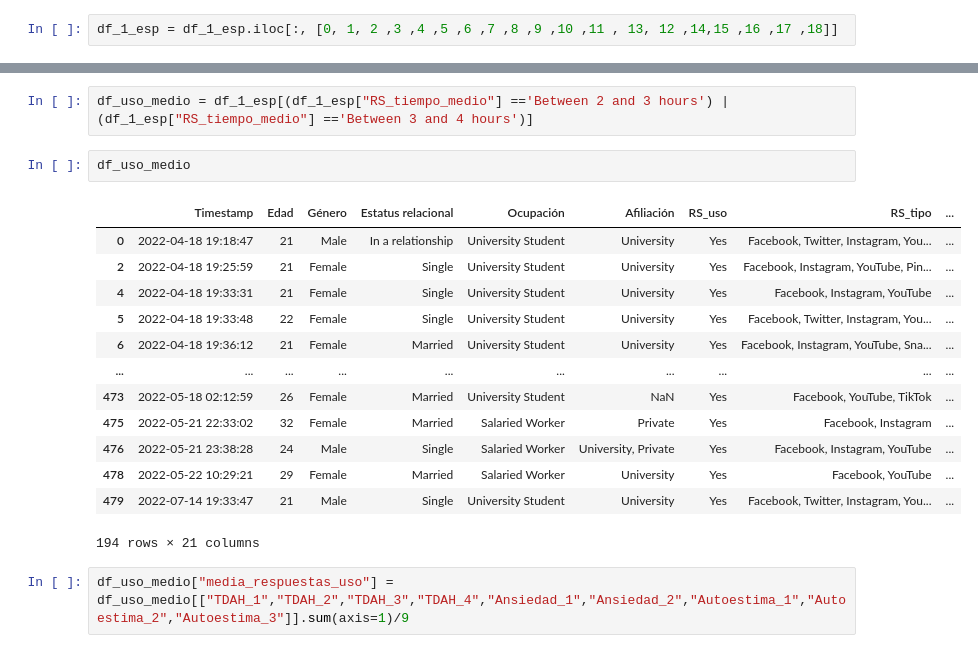
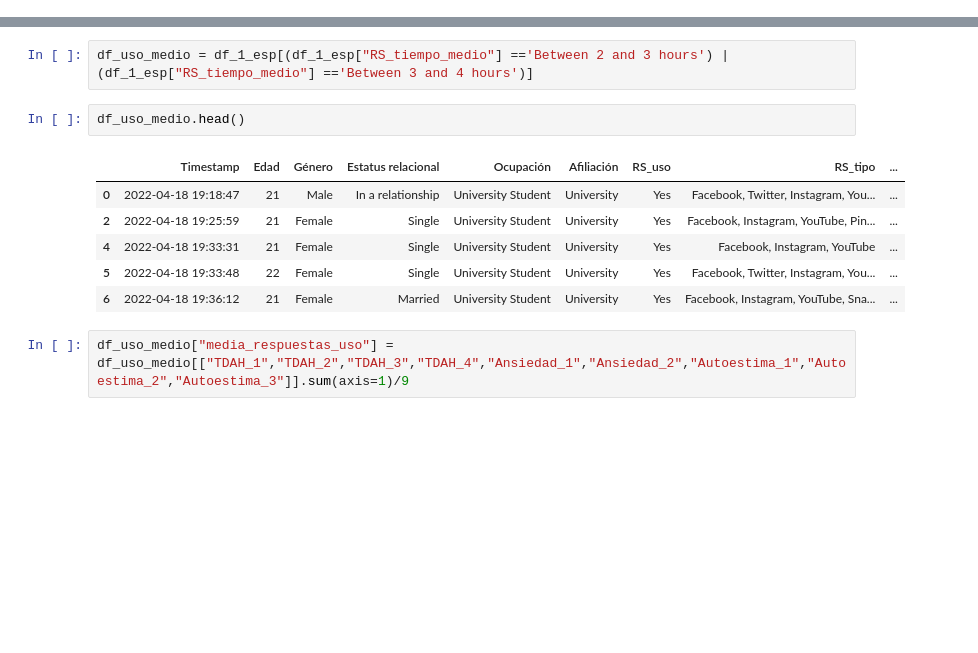
Before and after one commit to Teret90/Exploratory-Data-Analysis-on-Social-Media-Impact-on-Mental-Health, a Jupyter notebook: kaggle.ipynb, the cells around one changed output, grey strips where cells are left out. Drawn from its saved outputs; the diff is of its cells as text; blank space fills up the shorter version.

```diff
--- a/kaggle.ipynb
+++ b/kaggle.ipynb
@@ -172,6 +158,4 @@ dtypes: float64(1), int64(12), object(8)
 memory usage: 79.0+ KB
-# %%
-df_1_esp = df_1_esp.iloc[:, [0, 1, 2 ,3 ,4 ,5 ,6 ,7 ,8 ,9 ,10 ,11 , 13, 12 ,14,15 ,16 ,17 ,18]]
 # %%
 df_1_esp = df_1_esp.loc[:, ["Timestamp", "Edad","Género" ,"Estatus relacional","Ocupación" ,"Afiliación" ,"RS_uso" ,"RS_tipo" ,"RS_tiempo_medio" ,"TDAH_1" ,"TDAH_2" ,"TDAH_3" , "TDAH_4", "Ansiedad_1" ,"Ansiedad_2","Autoestima_1" ,"Autoestima_2" ,"Autoestima_3","Depresion_1","Depresion_2","Depresion_3"]]
 # %%
@@ -459,21 +399,14 @@ Hacemos otro dataset similar con el uso medio de RRSS
 # %%
 df_uso_medio = df_1_esp[(df_1_esp["RS_tiempo_medio"] =='Between 2 and 3 hours') |  (df_1_esp["RS_tiempo_medio"] =='Between 3 and 4 hours')]
 # %%
-df_uso_medio
+df_uso_medio.head()
 # %% [output]
 |  | Timestamp | Edad | Género | Estatus relacional | Ocupación | Afiliación | RS_uso | RS_tipo | ... |
 | 0 | 2022-04-18 19:18:47 | 21 | Male | In a relationship | University Student | University | Yes | Facebook, Twitter, Instagram, You... | ... |
 | 2 | 2022-04-18 19:25:59 | 21 | Female | Single | University Student | University | Yes | Facebook, Instagram, YouTube, Pin... | ... |
 | 4 | 2022-04-18 19:33:31 | 21 | Female | Single | University Student | University | Yes | Facebook, Instagram, YouTube | ... |
 | 5 | 2022-04-18 19:33:48 | 22 | Female | Single | University Student | University | Yes | Facebook, Twitter, Instagram, You... | ... |
 | 6 | 2022-04-18 19:36:12 | 21 | Female | Married | University Student | University | Yes | Facebook, Instagram, YouTube, Sna... | ... |
-| ... | ... | ... | ... | ... | ... | ... | ... | ... | ... |
-| 473 | 2022-05-18 02:12:59 | 26 | Female | Married | University Student | NaN | Yes | Facebook, YouTube, TikTok | ... |
-| 475 | 2022-05-21 22:33:02 | 32 | Female | Married | Salaried Worker | Private | Yes | Facebook, Instagram | ... |
-| 476 | 2022-05-21 23:38:28 | 24 | Male | Single | Salaried Worker | University, Private | Yes | Facebook, Instagram, YouTube | ... |
-| 478 | 2022-05-22 10:29:21 | 29 | Female | Married | Salaried Worker | University | Yes | Facebook, YouTube | ... |
-| 479 | 2022-07-14 19:33:47 | 21 | Male | Single | University Student | University | Yes | Facebook, Twitter, Instagram, You... | ... |
-194 rows × 21 columns
 # %%
 df_uso_medio["media_respuestas_uso"] = df_uso_medio[["TDAH_1","TDAH_2","TDAH_3","TDAH_4","Ansiedad_1","Ansiedad_2","Autoestima_1","Autoestima_2","Autoestima_3"]].sum(axis=1)/9
 # %% [output]
```
Also changed, not shown: parts of 63 cells of this notebook, 1 other file.
